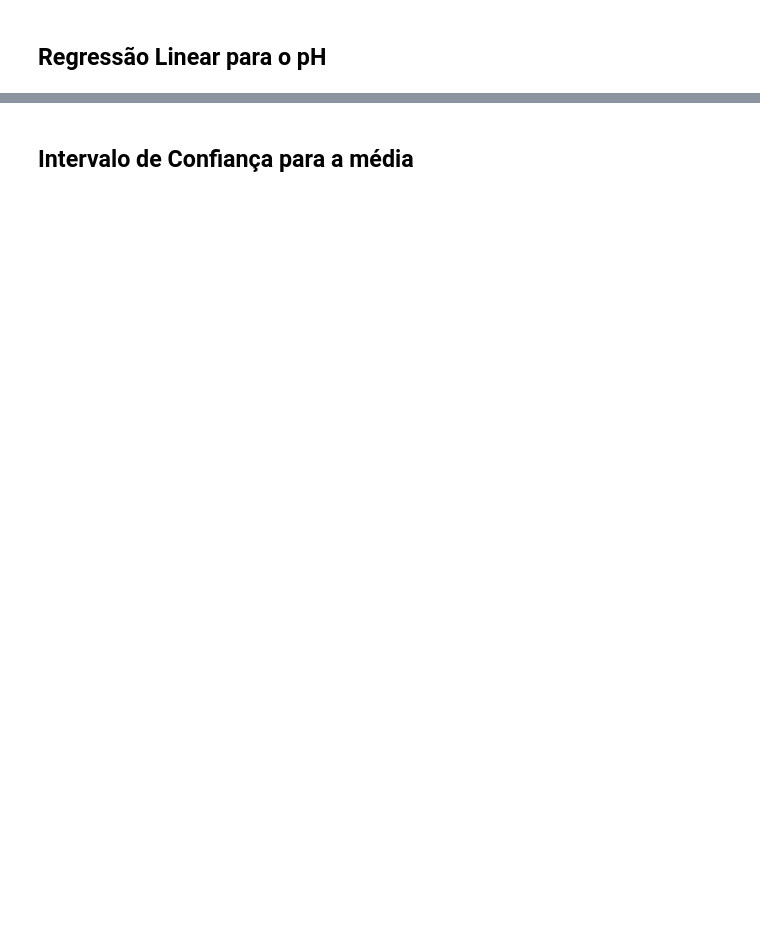
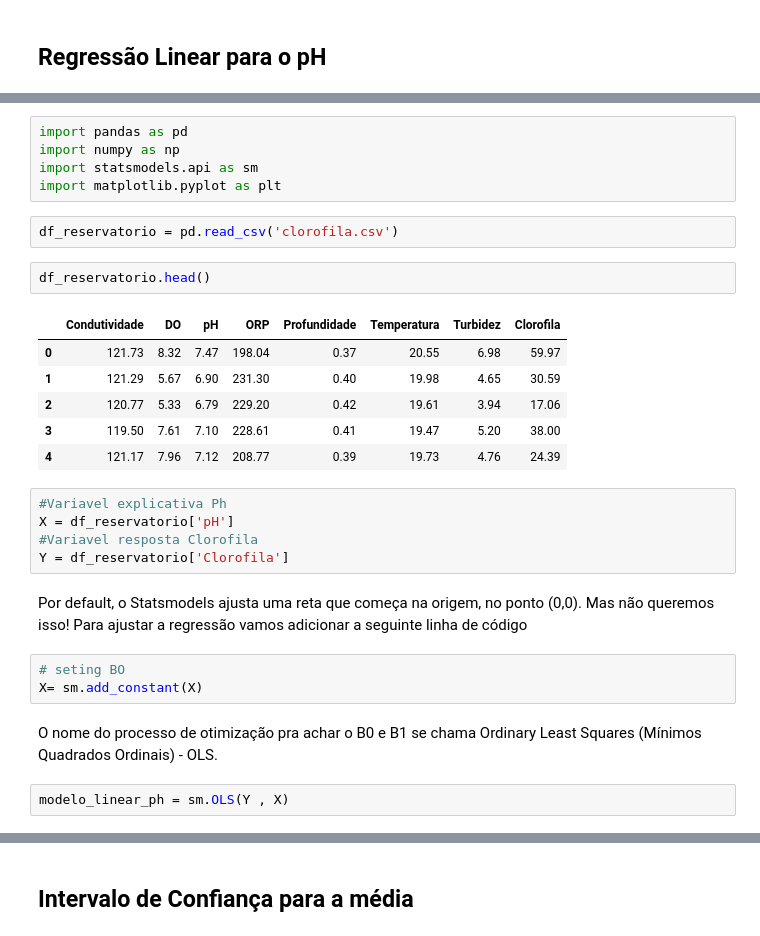
Before and after one commit to brondevitor/Python_Jorney, a Jupyter notebook: Regressão/Regressão II.ipynb, the cells around one changed output, grey strips where cells are left out. Drawn from its saved outputs; the diff is of its cells as text; blank space fills up the shorter version.

```diff
--- a/Regressão/Regressão II.ipynb
+++ b/Regressão/Regressão II.ipynb
@@ -2,0 +16,30 @@
+# %%
+import pandas as pd
+import numpy as np
+import statsmodels.api as sm
+import matplotlib.pyplot as plt
+# %%
+df_reservatorio = pd.read_csv('clorofila.csv')
+# %%
+df_reservatorio.head()
+# %% [output]
+|  | Condutividade | DO | pH | ORP | Profundidade | Temperatura | Turbidez | Clorofila |
+| 0 | 121.73 | 8.32 | 7.47 | 198.04 | 0.37 | 20.55 | 6.98 | 59.97 |
+| 1 | 121.29 | 5.67 | 6.90 | 231.30 | 0.40 | 19.98 | 4.65 | 30.59 |
+| 2 | 120.77 | 5.33 | 6.79 | 229.20 | 0.42 | 19.61 | 3.94 | 17.06 |
+| 3 | 119.50 | 7.61 | 7.10 | 228.61 | 0.41 | 19.47 | 5.20 | 38.00 |
+| 4 | 121.17 | 7.96 | 7.12 | 208.77 | 0.39 | 19.73 | 4.76 | 24.39 |
+# %%
+#Variavel explicativa Ph
+X = df_reservatorio['pH']
+#Variavel resposta Clorofila
+Y = df_reservatorio['Clorofila']
+# %% [markdown]
+Por default, o Statsmodels ajusta uma reta que começa na origem, no ponto (0,0). Mas não queremos isso! Para ajustar a regressão vamos adicionar a seguinte linha de código
+# %%
+# seting BO
+X= sm.add_constant(X)
+# %% [markdown]
+O nome do processo de otimização pra achar o B0 e B1 se chama Ordinary Least Squares (Mínimos Quadrados Ordinais) - OLS.
+# %%
+modelo_linear_ph = sm.OLS(Y , X)
```
Also changed, not shown: parts of 10 cells of this notebook.
